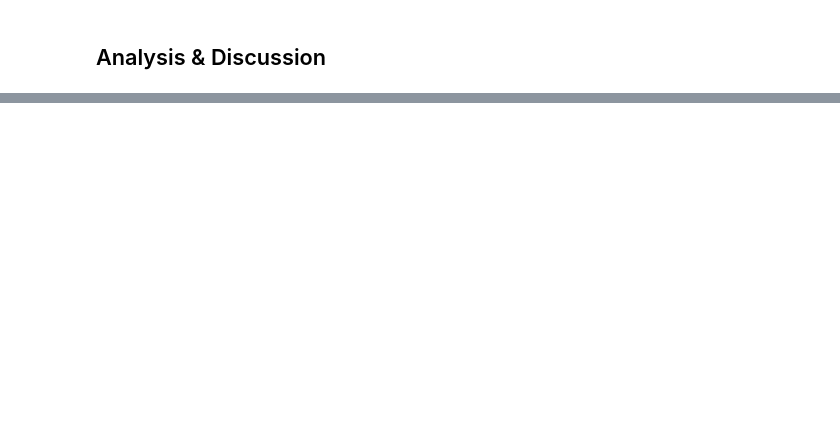
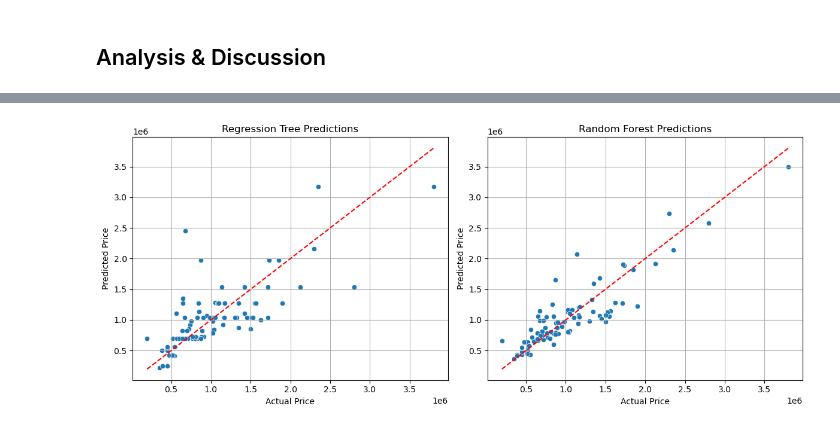
Before and after one commit to arr11-rice/cmor-438-project, a Jupyter notebook: 1. Supervised Learning/7. Random Forests/RF.ipynb, the cells around one changed output, grey strips where cells are left out. Cells and saved outputs as stored; diff of their text form; code cells hidden in the pictures; blank space fills up the shorter version.

```diff
--- a/1. Supervised Learning/7. Random Forests/RF.ipynb
+++ b/1. Supervised Learning/7. Random Forests/RF.ipynb
@@ -247,0 +229,44 @@ plt.show()
+# %%
+import matplotlib.pyplot as plt
+import seaborn as sns
+
+# Train a single regression tree
+tree_model = RegressionTreeNode(max_depth=7)
+tree_model.fit(X_train.values, y_train.values)
+
+# Predict and exponentiate to get back to price scale
+y_pred_log_tree = tree_model.predict(X_test.values)
+y_pred_tree = np.exp(y_pred_log_tree)
+
+
+# Ensure predictions are already made
+# y_test_exp = np.exp(y_test)
+y_test_exp = np.exp(y_test)  # just to be explicit
+
+# For comparison: predictions from each model
+# y_pred_tree and y_pred_rf should already be defined
+
+plt.figure(figsize=(12, 5))
+
+# Regression Tree (single)
+plt.subplot(1, 2, 1)
+sns.scatterplot(x=y_test_exp, y=y_pred_tree)
+plt.plot([y_test_exp.min(), y_test_exp.max()], [y_test_exp.min(), y_test_exp.max()], 'r--')
+plt.xlabel("Actual Price")
+plt.ylabel("Predicted Price")
+plt.title("Regression Tree Predictions")
+plt.grid(True)
+
+# Random Forest
+plt.subplot(1, 2, 2)
+sns.scatterplot(x=y_test_exp, y=y_pred_rf)
+plt.plot([y_test_exp.min(), y_test_exp.max()], [y_test_exp.min(), y_test_exp.max()], 'r--')
+plt.xlabel("Actual Price")
+plt.ylabel("Predicted Price")
+plt.title("Random Forest Predictions")
+plt.grid(True)
+
+plt.tight_layout()
+plt.show()
+# %% [output]
+[figure, added]
```
Also changed, not shown: parts of 6 cells of this notebook, 6 other files.
